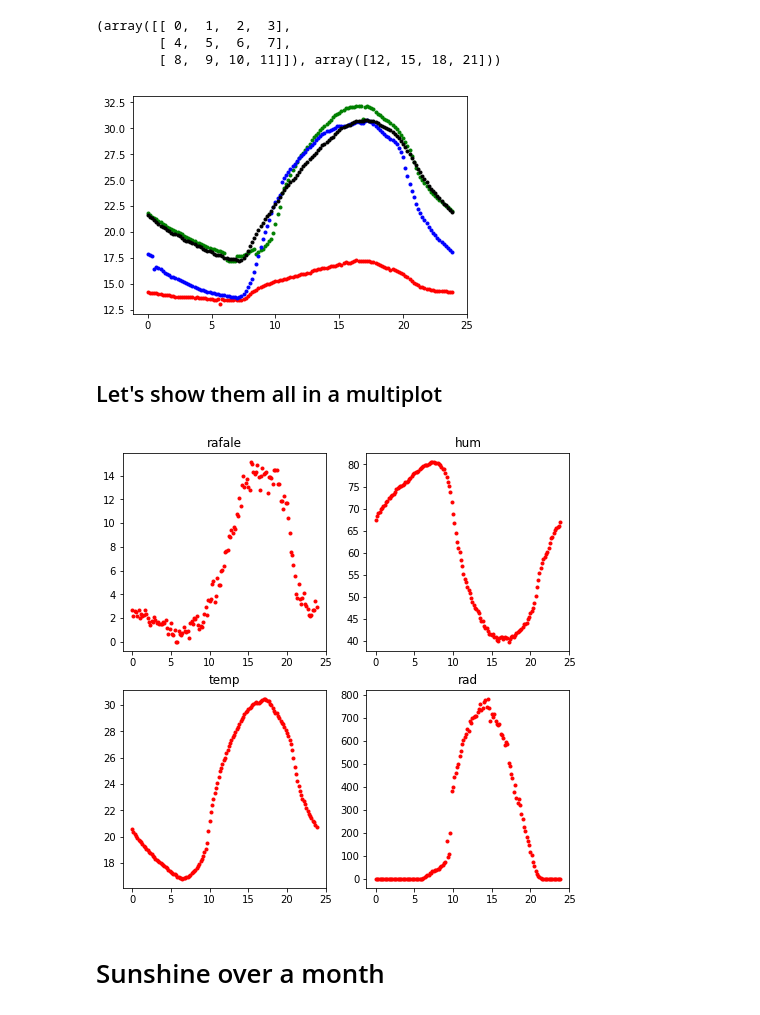
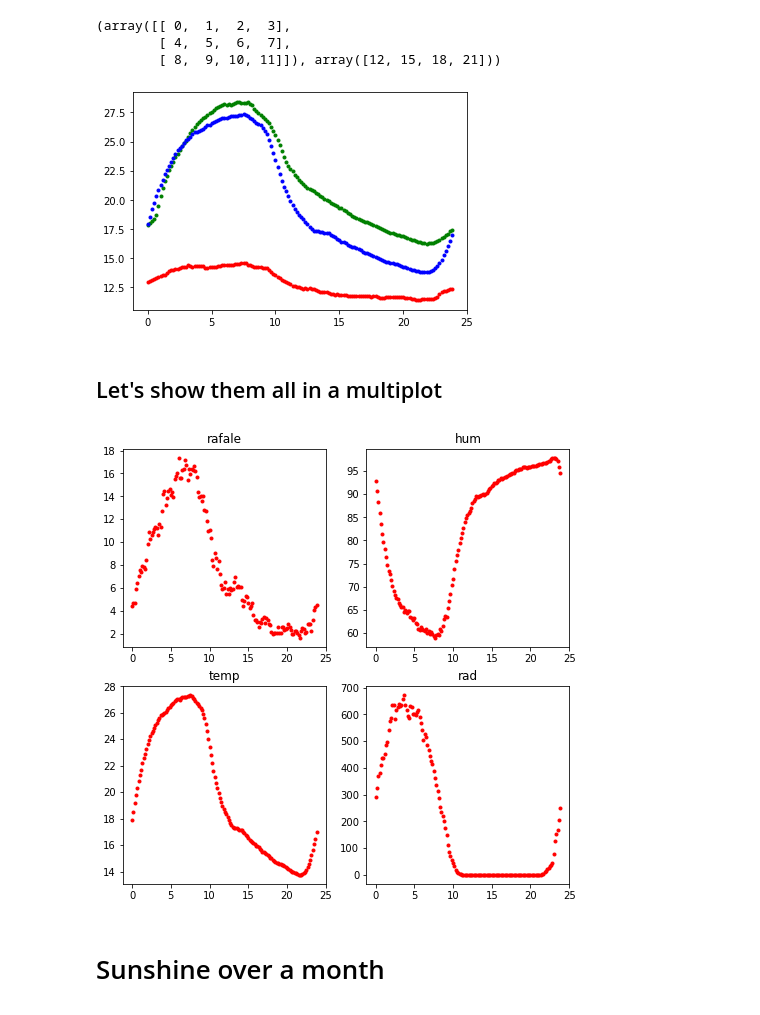
Before and after one commit to macbuse/ROMMA, a Jupyter notebook: romma_again.ipynb, the cells around one changed output. Drawn from its saved outputs; the diff is of its cells as text; code cells hidden in the pictures.

```diff
--- a/romma_again.ipynb
+++ b/romma_again.ipynb
@@ -257,7 +268,7 @@ def get_station(ref_num=6):
 
 
 data = {}
-for k in [3,5,109,44,4,6]:
+for k in [3,5,109,44,4]:
     tt = get_station(ref_num=k)
     meteo = html2arrays(tt)
     data[k] = meteo
@@ -270,0 +281,2 @@ https://www.romma.fr/frame_station24.php?id_station={}&tempe=1&humi=&pluie=&vent
+# %%
+tt = get_station()
@@ -301,6 +324,6 @@ b'<!DOCTYPE HTML PUBLIC "-//IETF//DTD HTML 2.0//EN">\n<html><head>\n<title>404 N
 # %% [markdown]
 Vizille = 5 seemed to be out of sync with the other sites
 # %%
-for k in [3,5,109,44,4,6]:
+for k in [3,5,109,44,4]:
     print(data[k]['time'][0])
 # %% [output]
@@ -392,17 +416,18 @@ np.arange(12).reshape(3,4), np.sum(np.arange(12).reshape(3,4), axis=0)
 # %%
 npts = 4464
 ndays = npts//24//6
 
 cols = [ x for x in 'rgbky']
 
-for k in [3,4,5,6]:
+# 6 is corrupted so it didn't load
+for k in [3,4,5]:
     mm = data[k]['temp'].reshape(ndays, 24*6)/ndays
     #clean up the nan
     mm[np.isnan(mm)] = 0
     mm[mm>1000] = 0
     plt.plot(times, np.sum(mm, axis=0), cols.pop(0) + '.')
 # %% [output]
-[figure, old version]
+[figure, new version]
 # %%
 npts = 4464
 ndays = npts//24//6
@@ -434,14 +458,14 @@ fig, axs = plt.subplots(2,2)
 #[axi.set_axis_off() for axi in axs.ravel()]
 fig.set_size_inches(8,8)
 
-meteo = averages[4]
+meteo = averages[5]
 
 for k,tag in enumerate(['rafale','temp','hum','rad']):
 
     axs[k % 2 , k // 2].plot(times, meteo[tag],'r.')
     axs[k % 2 , k // 2].set_title(tag)
 # %% [output]
-[figure, old version]
+[figure, new version]
 # %% [markdown]
 # Sunshine over a month
 # %%
```
Also changed, not shown: parts of 21 cells of this notebook, 4 other files.
